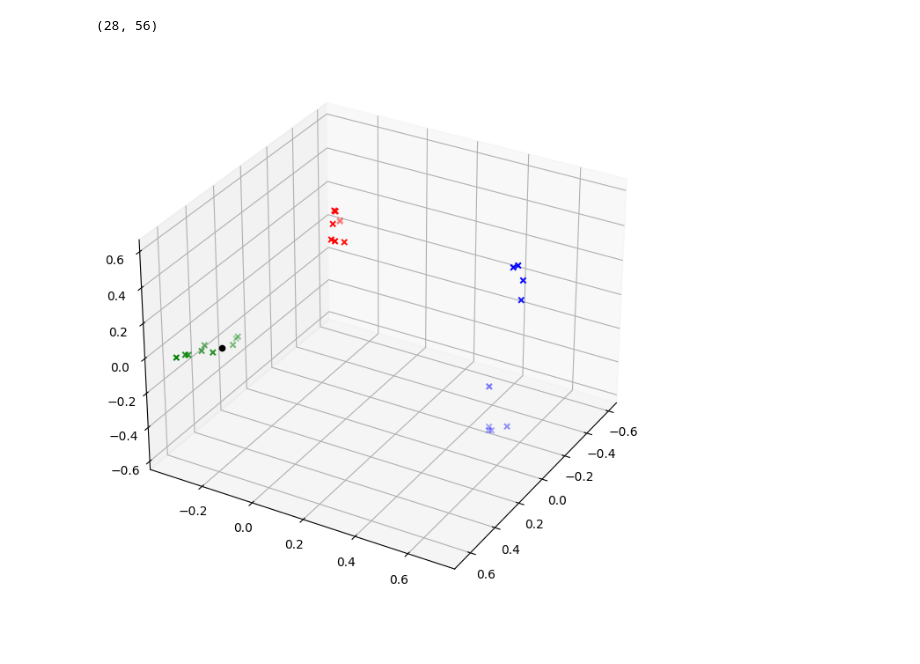
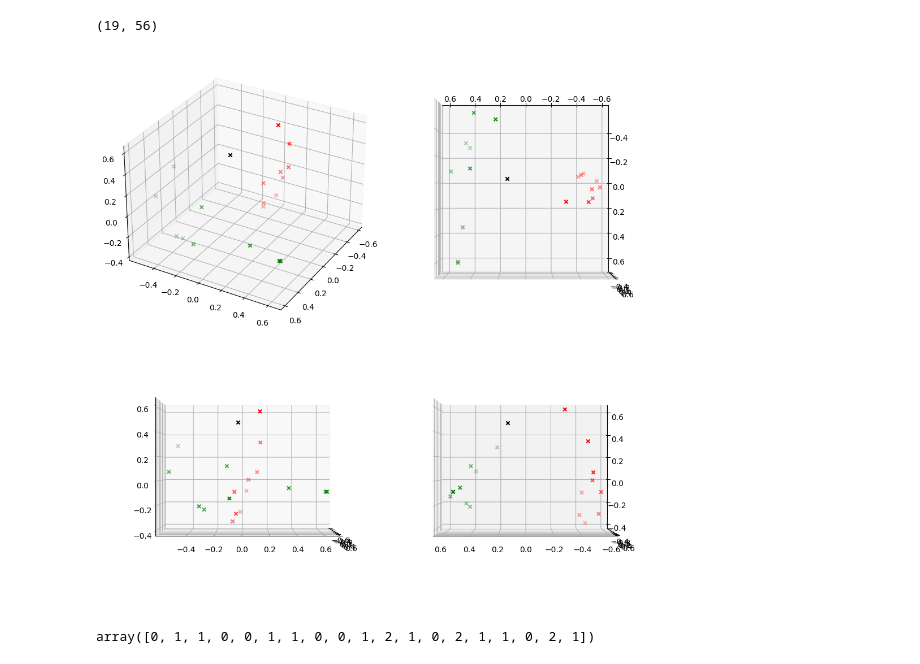
Before and after one commit to Jennifer2001-lab/iapr, a Jupyter notebook: project/features.ipynb, the cells around one changed output. Drawn from its saved outputs; the diff is of its cells as text; code cells hidden in the pictures.

```diff
--- a/project/features.ipynb
+++ b/project/features.ipynb
@@ -101,3 +100,10 @@ seg.plot_pieces()
+# %%
+#Piece 11
+pieces_1 = [1,2,5,6,9,11,14,15,18]
+pieces_2 = [3,4,7,8,10,12,13,16,17]
+pieces_3 = []
+outliers = [0]
+indexes = [pieces_1,pieces_2,pieces_3,outliers]
 # %%
 def get_features(img):
     # COLOR
@@ -162,10 +168,10 @@ def get_features(img):
     )
 # %%
 features = np.array([get_features(seg.pieces[i]) for i in range(len(seg.pieces))])
-features = (features - np.mean(features, axis=0)) / np.maximum(1e-5, np.std(features, axis=0))
+features = (features - np.mean(features, axis=0)) / np.maximum(1e-10, np.std(features, axis=0))
 features.shape
 # %% [output]
-(28, 56)
+(19, 56)
 # %%
 from sklearn.decomposition import PCA, KernelPCA
 
@@ -180,20 +181,24 @@ features_PCA_outliers = features_PCA[outliers]
-# %%
-from mpl_toolkits.mplot3d import Axes3D
-import matplotlib.pyplot as plt
-
-# Plotting the transformed features
-fig = plt.figure(figsize=(10, 8))
-ax = fig.add_subplot(111, projection='3d')
-
-ax.scatter(*features_PCA_pieces_1.T, c='b', marker='x')
-ax.scatter(*features_PCA_pieces_2.T, c='r', marker='x')
-ax.scatter(*features_PCA_pieces_3.T, c='g', marker='x')
-ax.scatter(*features_PCA_outliers.T, c='k', marker='o')
-
-# Change the viewing angle
-ax.view_init(elev=30, azim=30)
-
-# Show the plot
-plt.show()
-# %% [output]
-[figure, removed]
+# %%
+import matplotlib.pyplot as plt
+
+colors = ["r", "g", "b", "k", "c", "m"]
+orientation = [(30, 30), (90, 90), (0, 0), (0, 90)]
+
+fig = plt.figure(figsize=(10, 10))
+for i, o in enumerate(orientation):
+    ax = fig.add_subplot(2, 2, i + 1, projection="3d")
+    for j, index in enumerate(indexes):
+        ax.scatter(*features_PCA[index].T, c=colors[j], marker="x")
+        ax.view_init(elev=o[0], azim=o[1])
+
+plt.tight_layout()
+plt.show()
+# %% [output]
+[figure, added]
+# %%
+from sklearn.mixture import GaussianMixture
+gm =GaussianMixture(n_components=3)
+labels = gm.fit_predict(features_PCA)
+labels
+# %% [output]
+array([0, 1, 1, 0, 0, 1, 1, 0, 0, 1, 2, 1, 0, 2, 1, 1, 0, 2, 1])
```
Also changed, not shown: parts of 19 cells of this notebook, 1 other file.
